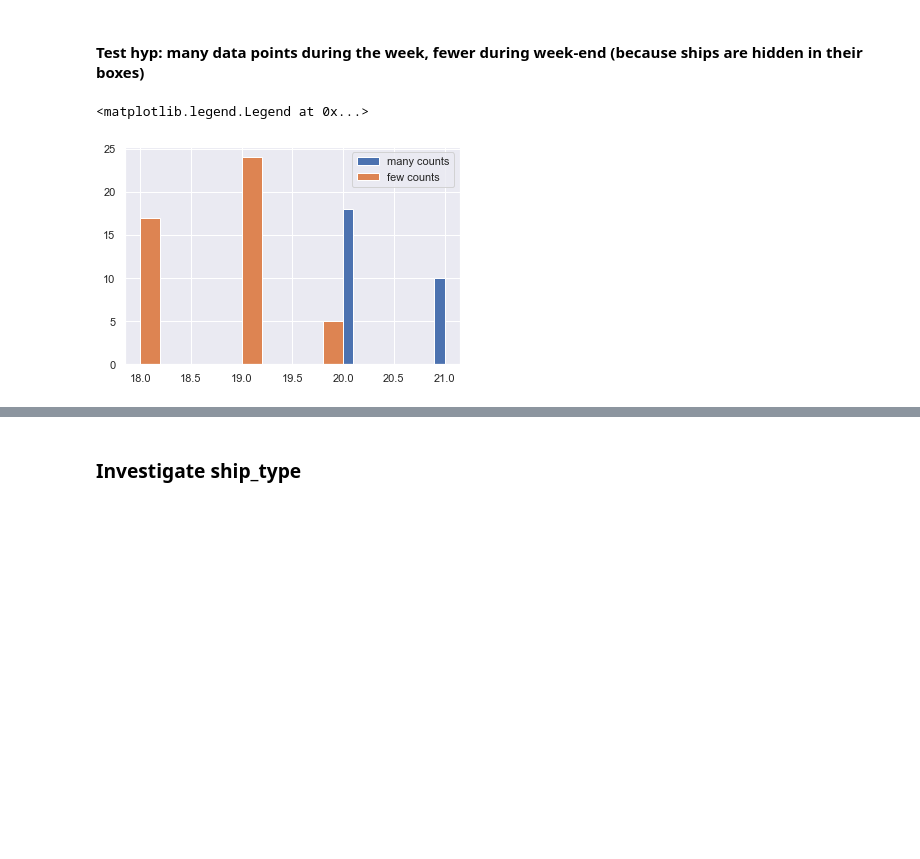
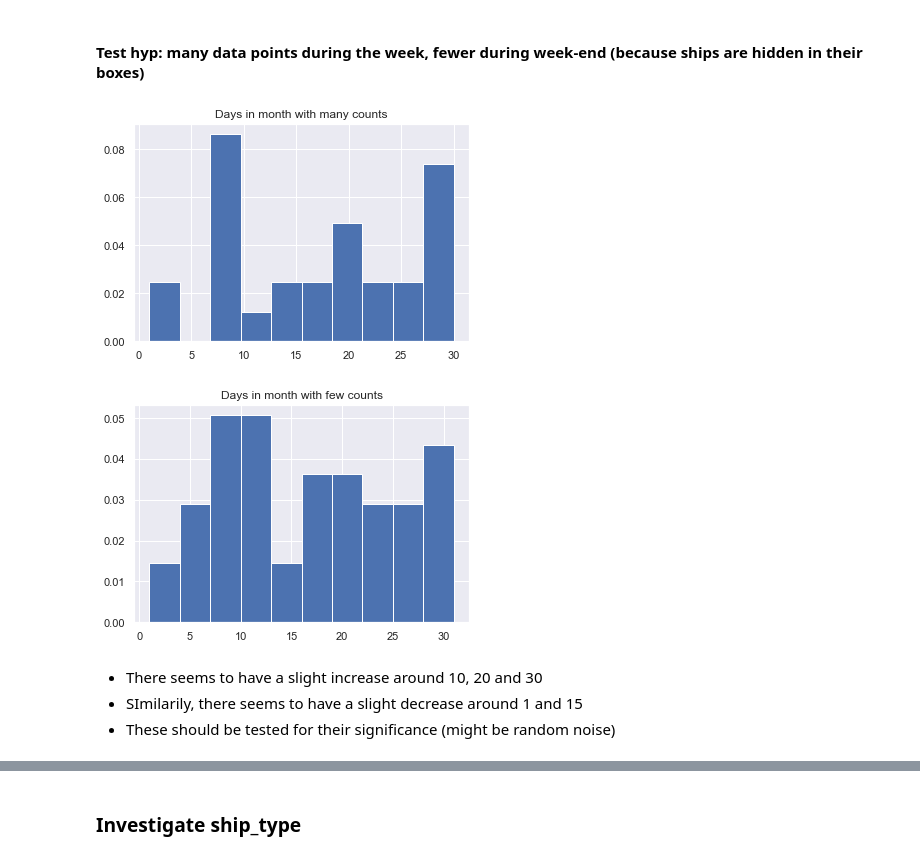
Before and after one commit to AlexisBogroff/geo_challenge, a Jupyter notebook: part_3_2_eda_exploration.ipynb, the cells around one changed output, grey strips where cells are left out. Saved outputs shown, nothing was run; the diff lists cells and outputs as text; code cells hidden in the pictures; blank space fills up the shorter version.

Commit message:
Use new date+ interpret count ship_type evolution

```diff
--- a/part_3_2_eda_exploration.ipynb
+++ b/part_3_2_eda_exploration.ipynb
@@ -113,16 +110,22 @@ plt.show()
 # %%
 COUNT_LIMIT = 50
 
 day_many = counts_by_date[ma_many_ships].index.day
-plt.hist(day_many)
+plt.hist(day_many, density=True)
+plt.title('Days in month with many counts')
+plt.show()
 
 day_few = counts_by_date[ma_few_ships].index.day
-plt.hist(day_few)
-
-plt.legend(['many counts', 'few counts'])
+plt.hist(day_few, density=True)
+plt.title('Days in month with few counts')
+plt.show()
 # %% [output]
-<matplotlib.legend.Legend at 0x...>
-[figure, old version]
+[figure, new version]
+[figure, added]
+# %% [markdown]
+- There seems to have a slight increase around 10, 20 and 30
+- SImilarily, there seems to have a slight decrease around 1 and 15
+- These should be tested for their significance (might be random noise)
 # %%
 print(day_many)
 print(day_few)
```
Also changed, not shown: parts of 16 cells of this notebook, 2 other files.
